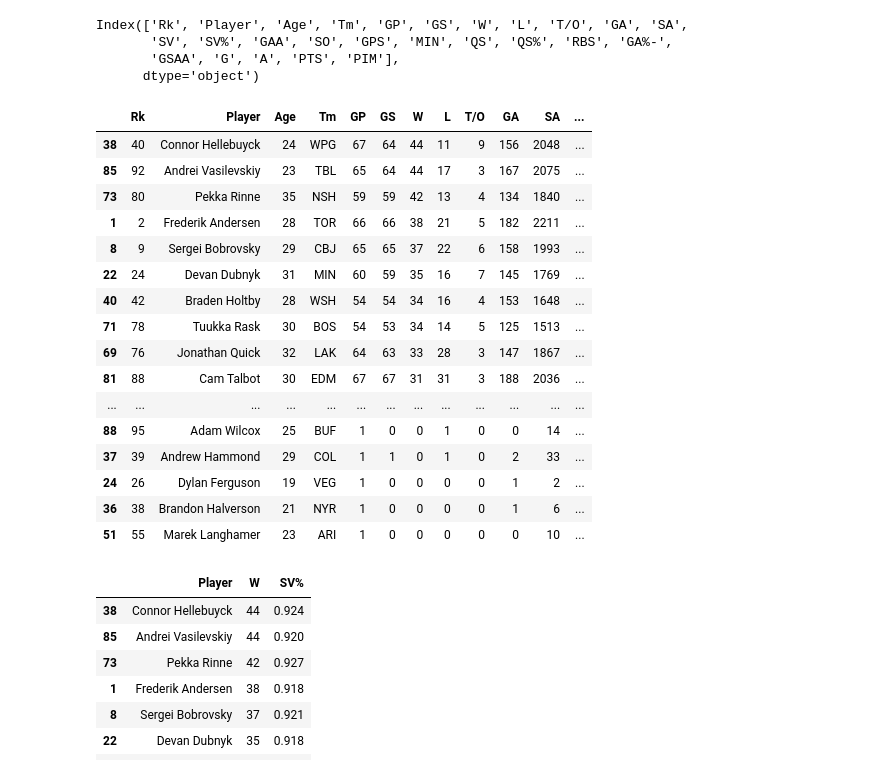
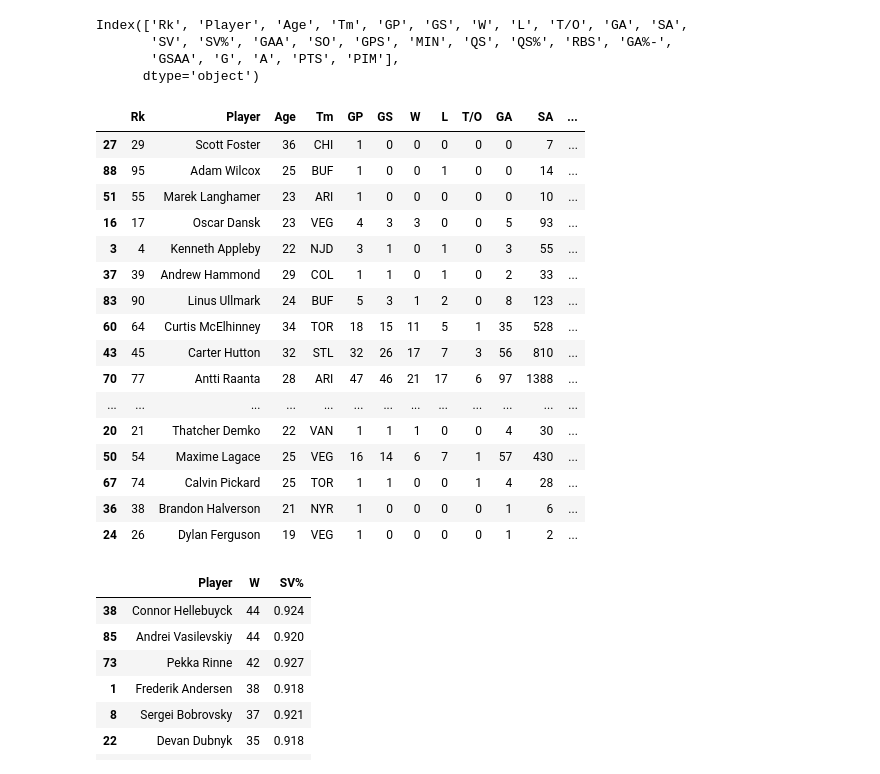
Before and after one commit to RGenkishi/IFT6758_Milestone-1, a Jupyter notebook: question 1.ipynb, the cells around one changed output. Drawn from its saved outputs; the diff is of its cells as text; code cells hidden in the pictures.

```diff
--- a/question 1.ipynb
+++ b/question 1.ipynb
@@ -21,36 +21,36 @@ Index(['Rk', 'Player', 'Age', 'Tm', 'GP', 'GS', 'W', 'L', 'T/O', 'GA', 'SA',
        'GSAA', 'G', 'A', 'PTS', 'PIM'],
       dtype='object')
 # %%
-player_stat = df.apply(pd.to_numeric, errors='ignore').sort_values(by='W', ascending=False)#[['SA','SV','Player','SV%']]
+player_stat = df.apply(pd.to_numeric, errors='ignore').sort_values(by='SV%', ascending=False)#[['SA','SV','Player','SV%']]
 
 def highlight_columns(df, rows=20, color='lightgreen', columns_to_shadow=[], columns_to_show=[]):
     highlight = lambda slice_of_df: 'background-color: %s' % color
     sample_df = df.head(rows)
     if len(columns_to_show) != 0:
         sample_df = sample_df[columns_to_show]
     highlighted_df = sample_df.style.applymap(highlight, subset=pd.IndexSlice[:, columns_to_shadow])
     return highlighted_df
 
 highlight_columns(player_stat, rows=95, color='lightblue',columns_to_shadow=['SV%','W'])
 #player_stat
 # %% [output]
 |  | Rk | Player | Age | Tm | GP | GS | W | L | T/O | GA | SA | ... |
-| 38 | 40 | Connor Hellebuyck | 24 | WPG | 67 | 64 | 44 | 11 | 9 | 156 | 2048 | ... |
-| 85 | 92 | Andrei Vasilevskiy | 23 | TBL | 65 | 64 | 44 | 17 | 3 | 167 | 2075 | ... |
-| 73 | 80 | Pekka Rinne | 35 | NSH | 59 | 59 | 42 | 13 | 4 | 134 | 1840 | ... |
-| 1 | 2 | Frederik Andersen | 28 | TOR | 66 | 66 | 38 | 21 | 5 | 182 | 2211 | ... |
-| 8 | 9 | Sergei Bobrovsky | 29 | CBJ | 65 | 65 | 37 | 22 | 6 | 158 | 1993 | ... |
-| 22 | 24 | Devan Dubnyk | 31 | MIN | 60 | 59 | 35 | 16 | 7 | 145 | 1769 | ... |
-| 40 | 42 | Braden Holtby | 28 | WSH | 54 | 54 | 34 | 16 | 4 | 153 | 1648 | ... |
-| 71 | 78 | Tuukka Rask | 30 | BOS | 54 | 53 | 34 | 14 | 5 | 125 | 1513 | ... |
-| 69 | 76 | Jonathan Quick | 32 | LAK | 64 | 63 | 33 | 28 | 3 | 147 | 1867 | ... |
-| 81 | 88 | Cam Talbot | 30 | EDM | 67 | 67 | 31 | 31 | 3 | 188 | 2036 | ... |
+| 27 | 29 | Scott Foster | 36 | CHI | 1 | 0 | 0 | 0 | 0 | 0 | 7 | ... |
+| 88 | 95 | Adam Wilcox | 25 | BUF | 1 | 0 | 0 | 1 | 0 | 0 | 14 | ... |
+| 51 | 55 | Marek Langhamer | 23 | ARI | 1 | 0 | 0 | 0 | 0 | 0 | 10 | ... |
+| 16 | 17 | Oscar Dansk | 23 | VEG | 4 | 3 | 3 | 0 | 0 | 5 | 93 | ... |
+| 3 | 4 | Kenneth Appleby | 22 | NJD | 3 | 1 | 0 | 1 | 0 | 3 | 55 | ... |
+| 37 | 39 | Andrew Hammond | 29 | COL | 1 | 1 | 0 | 1 | 0 | 2 | 33 | ... |
+| 83 | 90 | Linus Ullmark | 24 | BUF | 5 | 3 | 1 | 2 | 0 | 8 | 123 | ... |
+| 60 | 64 | Curtis McElhinney | 34 | TOR | 18 | 15 | 11 | 5 | 1 | 35 | 528 | ... |
+| 43 | 45 | Carter Hutton | 32 | STL | 32 | 26 | 17 | 7 | 3 | 56 | 810 | ... |
+| 70 | 77 | Antti Raanta | 28 | ARI | 47 | 46 | 21 | 17 | 6 | 97 | 1388 | ... |
 | ... | ... | ... | ... | ... | ... | ... | ... | ... | ... | ... | ... | ... |
-| 88 | 95 | Adam Wilcox | 25 | BUF | 1 | 0 | 0 | 1 | 0 | 0 | 14 | ... |
-| 37 | 39 | Andrew Hammond | 29 | COL | 1 | 1 | 0 | 1 | 0 | 2 | 33 | ... |
+| 20 | 21 | Thatcher Demko | 22 | VAN | 1 | 1 | 1 | 0 | 0 | 4 | 30 | ... |
+| 50 | 54 | Maxime Lagace | 25 | VEG | 16 | 14 | 6 | 7 | 1 | 57 | 430 | ... |
+| 67 | 74 | Calvin Pickard | 25 | TOR | 1 | 1 | 0 | 0 | 1 | 4 | 28 | ... |
+| 36 | 38 | Brandon Halverson | 21 | NYR | 1 | 0 | 0 | 0 | 0 | 1 | 6 | ... |
 | 24 | 26 | Dylan Ferguson | 19 | VEG | 1 | 0 | 0 | 0 | 0 | 1 | 2 | ... |
-| 36 | 38 | Brandon Halverson | 21 | NYR | 1 | 0 | 0 | 0 | 0 | 1 | 6 | ... |
-| 51 | 55 | Marek Langhamer | 23 | ARI | 1 | 0 | 0 | 0 | 0 | 0 | 10 | ... |
 # %%
 player_stat_reduit = player_stat.sort_values(by=['W','SV%'], ascending=False)[['Player','W','SV%']]
 player_stat_reduit
```
Also changed, not shown: parts of 1 cell of this notebook, 11 other files.
